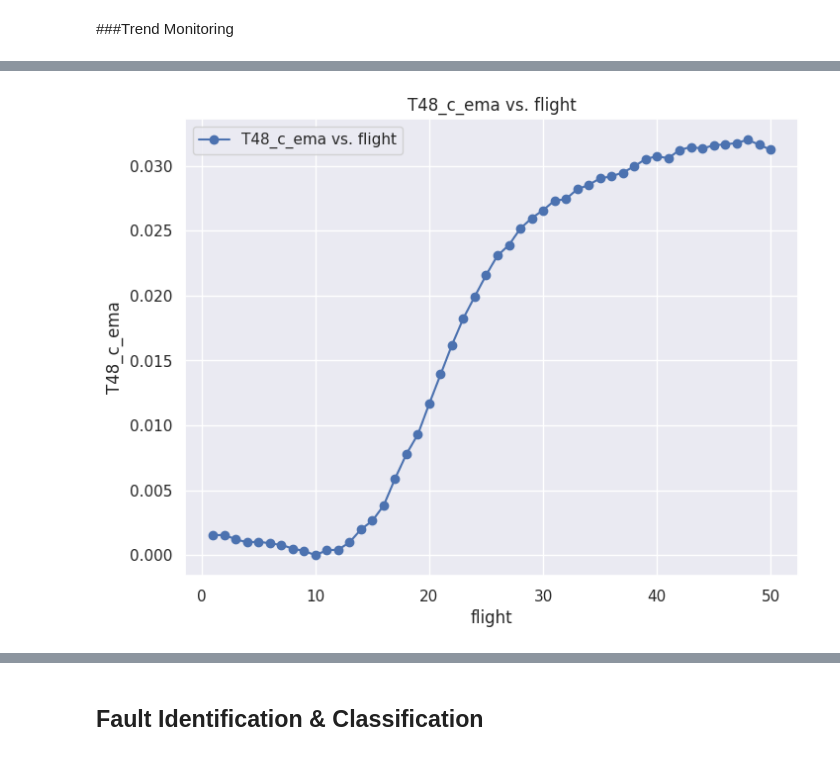
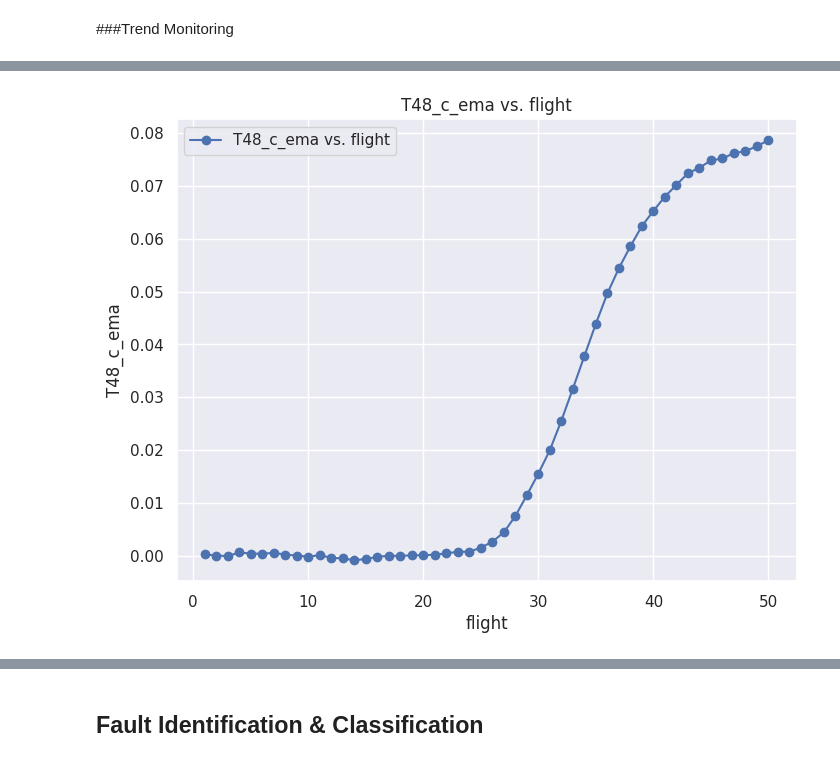
Before and after one commit to alekrul/gt-health-management, a Jupyter notebook: ProDiMES.ipynb, the cells around one changed output, grey strips where cells are left out. Saved outputs shown, nothing was run; the diff lists cells and outputs as text; code cells hidden in the pictures.

```diff
--- a/ProDiMES.ipynb
+++ b/ProDiMES.ipynb
@@ -448,9 +448,9 @@ deviation_columns_c = final_deviation_c_df.drop(columns=['engine', 'flight']).co
 ema_health_y_to_df = apply_exponential_moving_average(final_deviation_to_df, alpha, deviation_columns_to)
 ema_health_y_c_df = apply_exponential_moving_average(final_deviation_c_df, alpha, deviation_columns_c)
 # %%
-visualize_param(ema_health_y_c_df,378,"T48_c_ema","flight")
+visualize_param(ema_health_y_c_df,440,"T48_c_ema","flight")
 # %% [output]
-[figure, old version]
+[figure, new version]
 # %%
 faults = [0,18]
 engines = fault_params_df[fault_params_df["fault_id"].isin(faults)].index
```
Also changed, not shown: parts of 32 cells of this notebook.
